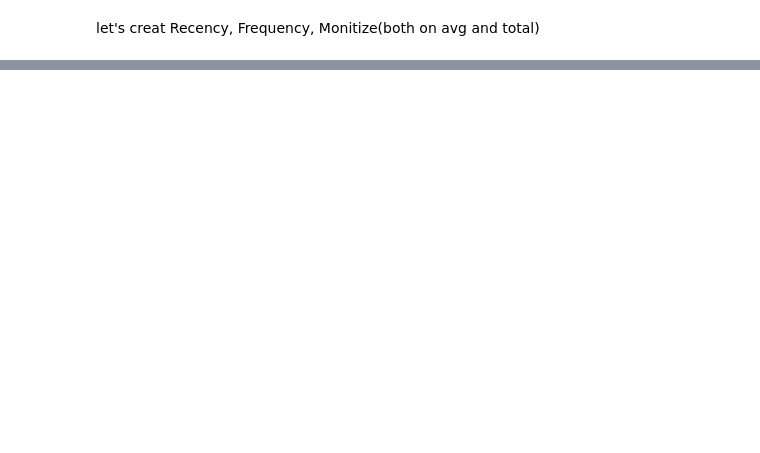
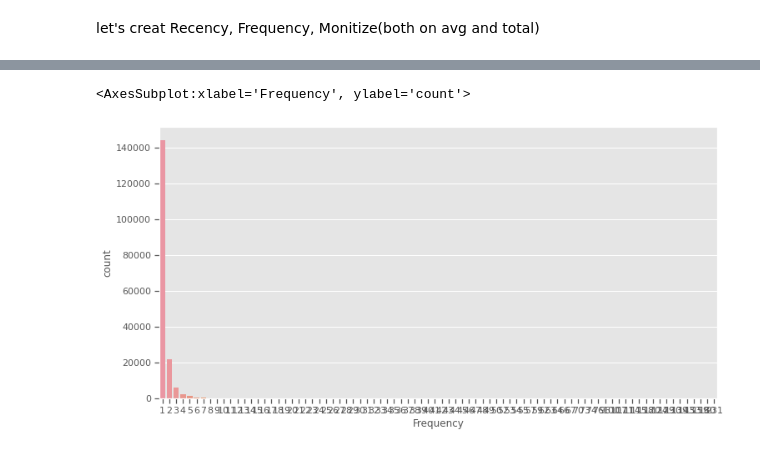
Before and after one commit to alephba/interview_tasks, a Jupyter notebook: src/notebook.ipynb, the cells around one changed output, grey strips where cells are left out. Drawn from its saved outputs; the diff is of its cells as text; code cells hidden in the pictures; blank space fills up the shorter version.

```diff
--- a/src/notebook.ipynb
+++ b/src/notebook.ipynb
@@ -158,0 +180,11 @@ let's creat Recency, Frequency, Monitize(both on avg and total)
+# %%
+freq_mon = revenue.groupby('CustomerID', as_index=False)\
+                  .agg({'OrderID': 'count',
+                        'Revenue': 'sum'})\
+                  .rename(columns={'OrderID' :'Frequency',
+                           'Revenue':'Monetary'})
+# %%
+sns.countplot(freq_mon.Frequency)
+# %% [output]
+<AxesSubplot:xlabel='Frequency', ylabel='count'>
+[figure, added]
```
Also changed, not shown: parts of 13 cells of this notebook.
